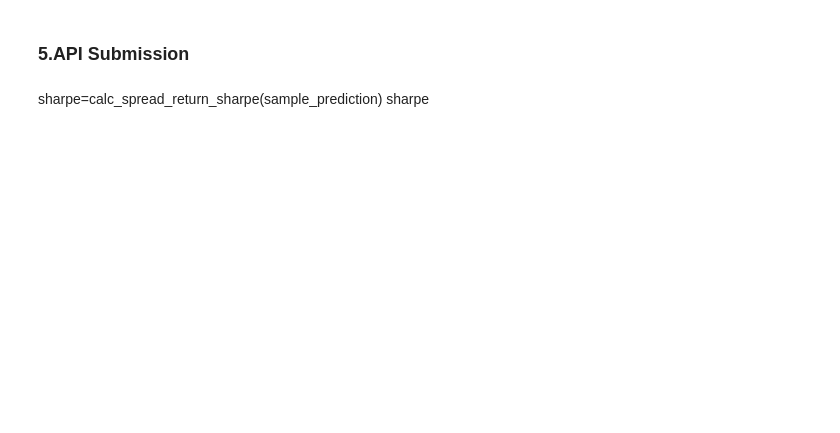
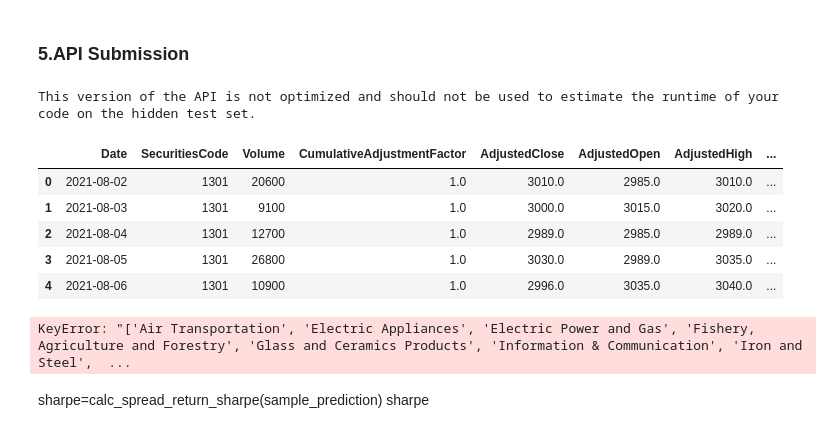
Before and after one commit to GariZabaleta/jpx-tokyo-stock-exchange-prediction, a Jupyter notebook: jpx-prediction.ipynb, the cells around one changed output. Drawn from its saved outputs; the diff is of its cells as text; code cells hidden in the pictures; blank space fills up the shorter version.

Commit message:
Kaggle Notebook | JPX_Prediction | pipeline

```diff
--- a/jpx-prediction.ipynb
+++ b/jpx-prediction.ipynb
@@ -1838,0 +1711,6 @@ for fold, (train_idx, val_idx) in enumerate(ts_fold.split(X, y)):
+# %%
+num_attribs = ['Volume','AdjustedClose',"AdjustedHigh","AdjustedOpen","AdjustedLow","pct5","pct10","pct21","pct33","Volatility_5","Volatility_10","Volatility_21","Volatility_33",'SMA_10','SMA_20','SMA_50','SMA_60','EMA_10','EMA_20','EMA_50']
+
+full_pipeline = ColumnTransformer([
+        ("num", num_pipeline, num_attribs)
+    ])
@@ -1848,7 +1769,7 @@ params = {'n_estimators': 500,
           'metric': 'mae',
           'random_state': 21}
 # %%
-ts_fold = TimeSeriesSplit(n_splits=10, gap=10000)
+ts_fold = TimeSeriesSplit(n_splits=12, gap=10000)
 # %%
 feat_importance=pd.DataFrame()
 sharpe_ratio=[]
@@ -1862,6 +1783,30 @@ for fold, (train_idx, val_idx) in enumerate(ts_fold.split(X, y)):
 
     print("Train Date range: {} to {}".format(X_train.Date.min(),X_train.Date.max()))
     print("Valid Date range: {} to {}".format(X_valid.Date.min(),X_valid.Date.max()))
+
+
+    ##### TRAIIIIIIIIIIN
+    pipeline_X_df = full_pipeline.fit_transform(X_train)
+    pipeline_X_df = pd.DataFrame(pipeline_X_df, columns = num_attribs)
+
+    pipeline_X_df.reset_index(drop = True, inplace=True)
+    X_train.reset_index(drop = True, inplace=True)
+
+    X_train.drop(num_attribs,axis=1,inplace=True)
+    X_train = pd.concat([X_train,pipeline_X_df], axis=1)
+
+    X_train= X_train.rename(columns = lambda x:re.sub('[^A-Za-z0-9_]+', '', x))
+
+    ##### VALIDATION
+    pipeline_val_df = full_pipeline.transform(X_valid)
+    pipeline_val_df = pd.DataFrame(pipeline_val_df, columns = num_attribs)
+    pipeline_val_df.reset_index(drop = True, inplace=True)
+    X_valid.reset_index(drop = True, inplace=True)
+    X_valid.drop(num_attribs,axis=1,inplace=True)
+    X_valid = pd.concat([X_valid,pipeline_val_df], axis=1)
+
+    X_valid= X_valid.rename(columns = lambda x:re.sub('[^A-Za-z0-9_]+', '', x))
+
 
     X_train.drop(['Date','SecuritiesCode'], axis=1, inplace=True)
     X_val=X_valid[X_valid.columns[~X_valid.columns.isin(['Date','SecuritiesCode'])]]
@@ -1893,7 +1838,7 @@ for fold, (train_idx, val_idx) in enumerate(ts_fold.split(X, y)):
     sharpe_ratio.append(sharpe)
     print("Valid Sharpe: {}, RMSE: {}, MAE: {}".format(sharpe,rmse,mae))
 
-    del X_train, y_train,  X_val, y_val
+    del X_train, y_train,  X_val, y_val, pipeline_val_df, pipeline_X_df
     gc.collect()
 
 print("\nAverage cross-validation Sharpe Ratio: {:.4f}, standard deviation = {:.2f}.".format(np.mean(sharpe_ratio),np.std(sharpe_ratio)))
@@ -1941,33 +1908,52 @@ for (prices, options, financials, trades, secondary_prices, sample_prediction) i
 
     df_price_raw = pd.concat([df_price_raw, prices[cols]]).reset_index(drop=True)
 
     ## Feature engineering
     df_price = adjust_price(df_price_raw)
     features = merge_metadata(df_price, stocks2000_df)
     features = generate_feature(features)
     features = encoding(features)
     features = features.rename(columns = lambda x:re.sub('[^A-Za-z0-9_]+', '', x))
     features = features[X.columns.to_list()]
+
+    ## --------- Pipeline
+    pipeline_feat_df = full_pipeline.transform(features)
+    pipeline_feat_df = pd.DataFrame(pipeline_feat_df, columns = num_attribs)
+    pipeline_feat_df.reset_index(drop = True, inplace=True)
+    features.reset_index(drop = True, inplace=True)
+    features.drop(num_attribs,axis=1,inplace=True)
+    features = pd.concat([features,pipeline_feat_df], axis=1)
+    ## ---------
+
     feat = features[features.Date == current_date].drop(['SecuritiesCode','Date'],axis=1)
 
     ## Prediction using the Model
     feat["pred"] = gbm.predict(feat)
 
     ## Generate Ranking 0-1999
     feat["Rank"] = (feat["pred"].rank(method="first", ascending=False)-1).astype(int)
 
     ## Input the ranking to the submission file
     sample_prediction["Rank"] = feat["Rank"].values
     display(sample_prediction.head())
 
     ## Input the ranking to the submission file
     assert sample_prediction["Rank"].notna().all()
     assert sample_prediction["Rank"].min() == 0
     assert sample_prediction["Rank"].max() == len(sample_prediction["Rank"]) - 1
 
     ## Submitt prediction file
     env.predict(sample_prediction)
     counter += 1
+# %% [output]
+This version of the API is not optimized and should not be used to estimate the runtime of your code on the hidden test set.
+|  | Date | SecuritiesCode | Volume | CumulativeAdjustmentFactor | AdjustedClose | AdjustedOpen | AdjustedHigh | ... |
+| 0 | 2021-08-02 | 1301 | 20600 | 1.0 | 3010.0 | 2985.0 | 3010.0 | ... |
+| 1 | 2021-08-03 | 1301 | 9100 | 1.0 | 3000.0 | 3015.0 | 3020.0 | ... |
+| 2 | 2021-08-04 | 1301 | 12700 | 1.0 | 2989.0 | 2985.0 | 2989.0 | ... |
+| 3 | 2021-08-05 | 1301 | 26800 | 1.0 | 3030.0 | 2989.0 | 3035.0 | ... |
+| 4 | 2021-08-06 | 1301 | 10900 | 1.0 | 2996.0 | 3035.0 | 3040.0 | ... |
+KeyError: "['Air Transportation', 'Electric Appliances', 'Electric Power and Gas', 'Fishery, Agriculture and Forestry', 'Glass and Ceramics Products', 'Information & Communication', 'Iron and Steel',  ...
 # %% [markdown]
 sharpe=calc_spread_return_sharpe(sample_prediction)
 sharpe
```
Also changed, not shown: parts of 27 cells of this notebook.
